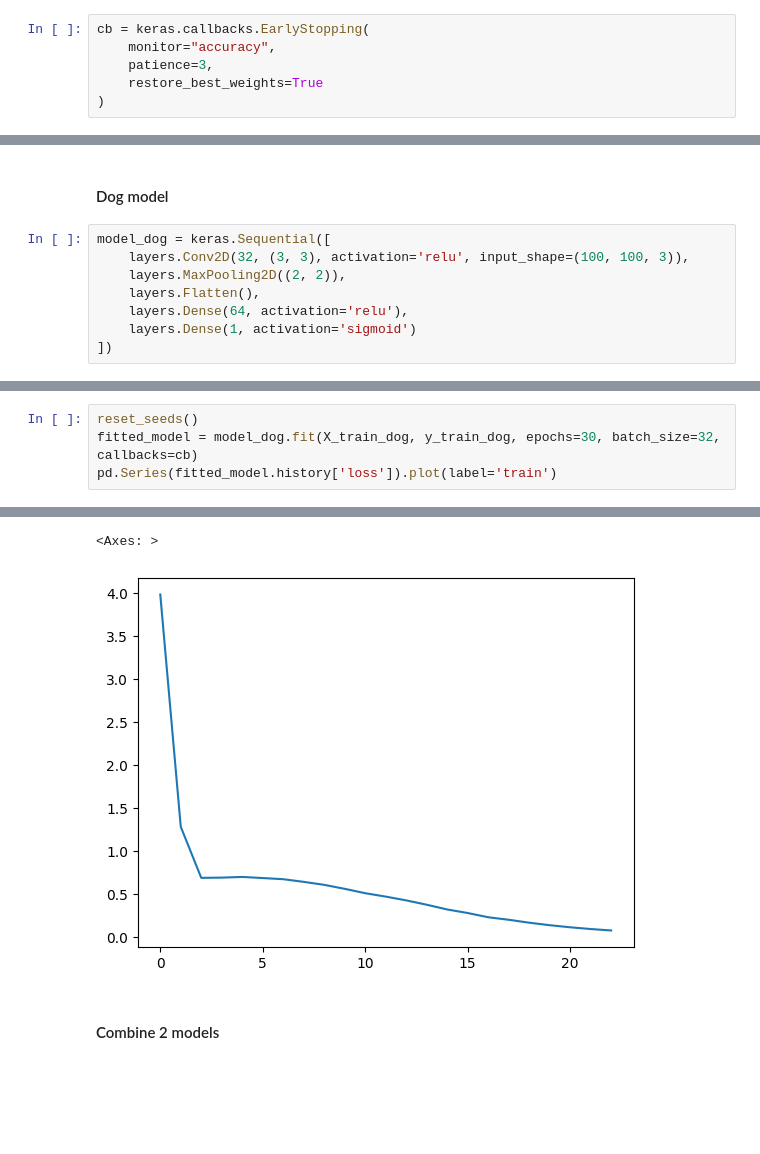
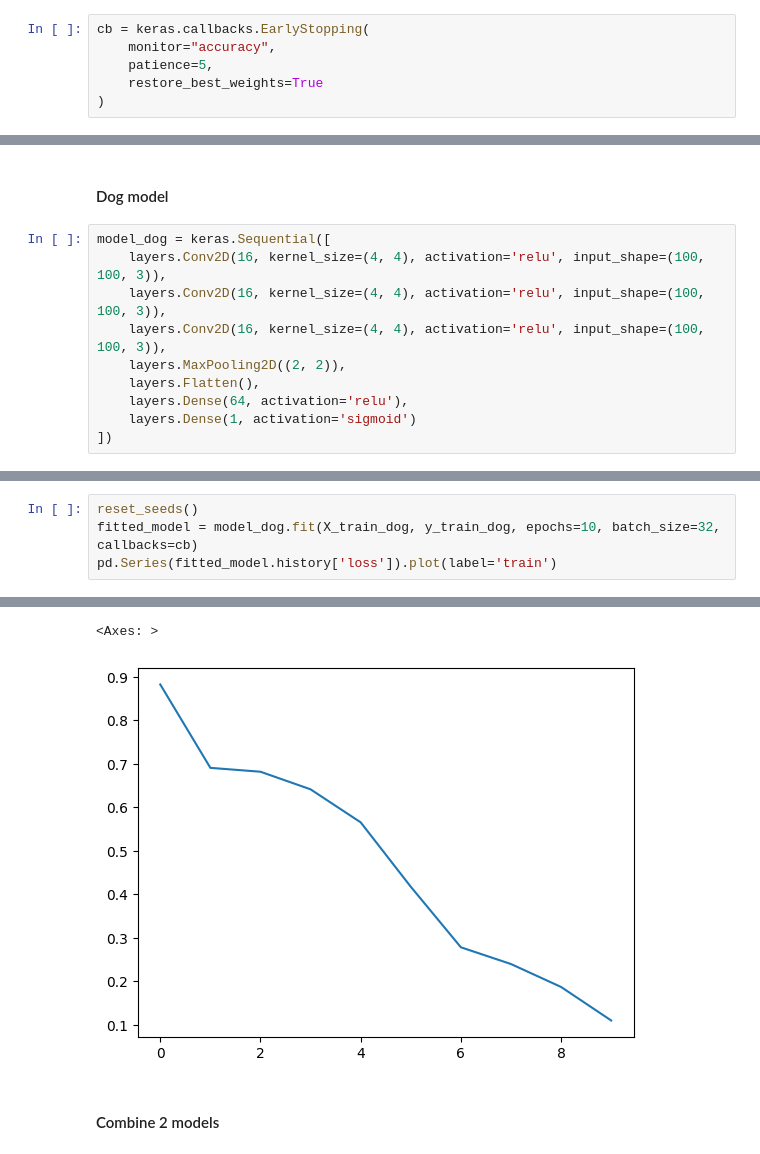
Before and after one commit to Mash-Isa/CV-cats-VS-dogs, a Jupyter notebook: Cats_Dogs_Classification.ipynb, the cells around one changed output, grey strips where cells are left out. Saved outputs shown, nothing was run; the diff lists cells and outputs as text; blank space fills up the shorter version.

```diff
--- a/Cats_Dogs_Classification.ipynb
+++ b/Cats_Dogs_Classification.ipynb
@@ -365,7 +364,7 @@ _________________________________________________________________
 # %%
 cb = keras.callbacks.EarlyStopping(
     monitor="accuracy",
-    patience=3,
+    patience=5,
     restore_best_weights=True
 )
 # %%
@@ -396,7 +395,9 @@ Epoch 20/30
 #### Dog model
 # %%
 model_dog = keras.Sequential([
-    layers.Conv2D(32, (3, 3), activation='relu', input_shape=(100, 100, 3)),
+    layers.Conv2D(16, kernel_size=(4, 4), activation='relu', input_shape=(100, 100, 3)),
+    layers.Conv2D(16, kernel_size=(4, 4), activation='relu', input_shape=(100, 100, 3)),
+    layers.Conv2D(16, kernel_size=(4, 4), activation='relu', input_shape=(100, 100, 3)),
     layers.MaxPooling2D((2, 2)),
     layers.Flatten(),
     layers.Dense(64, activation='relu'),
@@ -428,6 +426,6 @@ Non-trainable params: 0
 _________________________________________________________________
 # %%
 reset_seeds()
-fitted_model = model_dog.fit(X_train_dog, y_train_dog, epochs=30, batch_size=32, callbacks=cb)
+fitted_model = model_dog.fit(X_train_dog, y_train_dog, epochs=10, batch_size=32, callbacks=cb)
 pd.Series(fitted_model.history['loss']).plot(label='train')
 # %% [output]
@@ -451,5 +452,5 @@ Epoch 23/30
 <Axes: >
-[figure, old version]
+[figure, new version]
 # %% [markdown]
 #### Combine 2 models
 # %%
```
Also changed, not shown: parts of 21 cells of this notebook, 1 other file.
